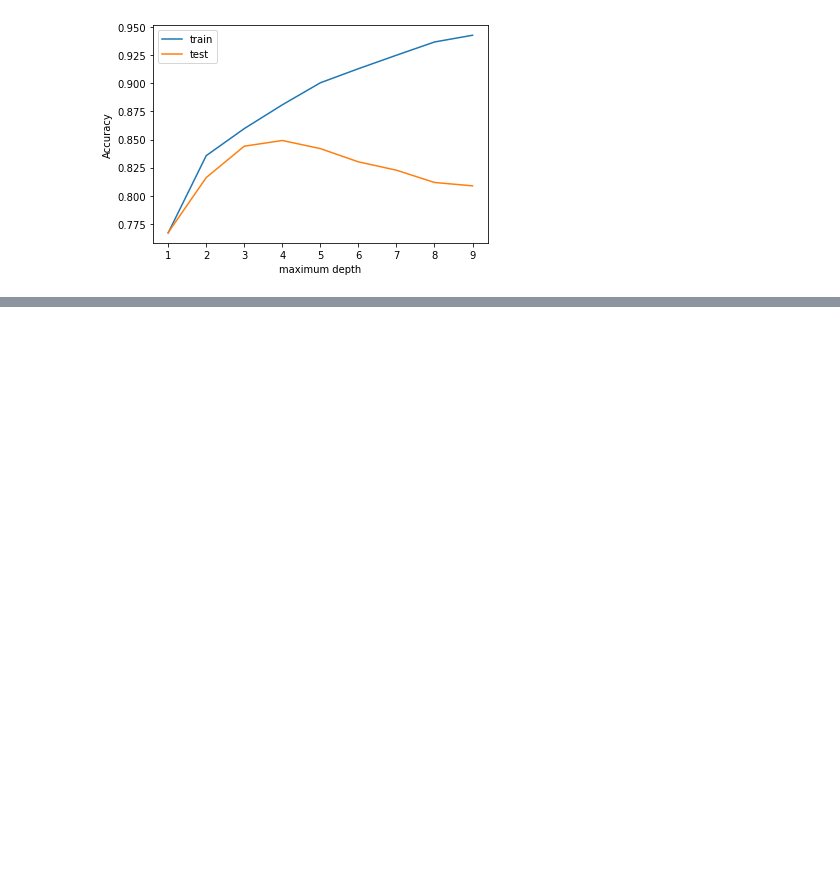
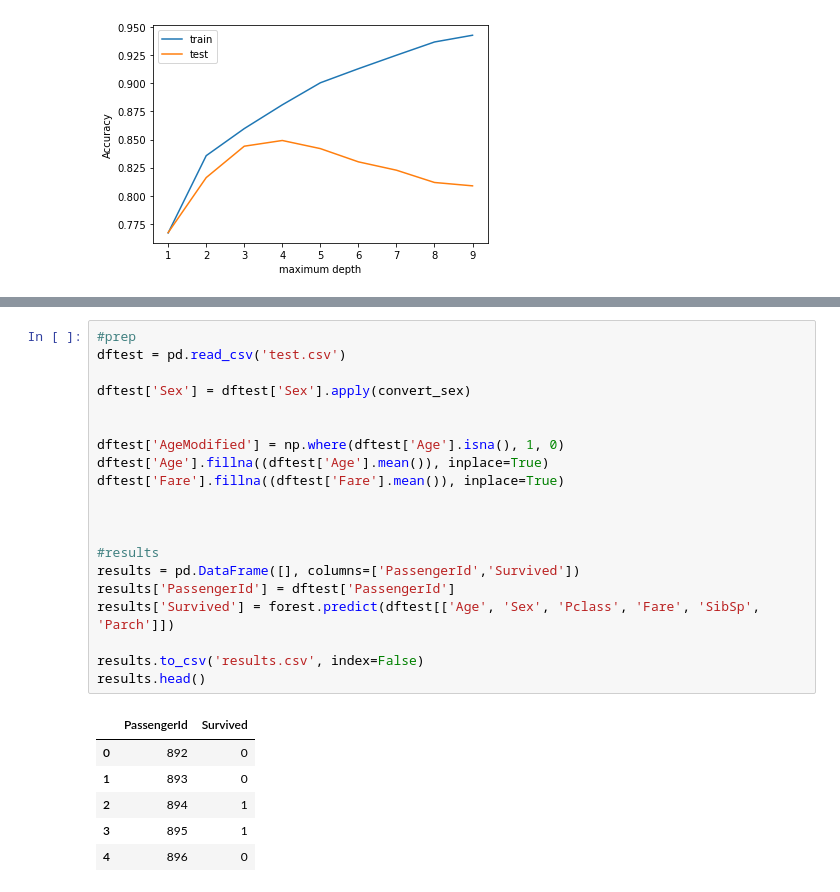
Before and after one commit to JelmerSurewaard/ML, a Jupyter notebook: Titanic/Notebook.ipynb, the cells around one changed output, grey strips where cells are left out. Cells and saved outputs as stored; diff of their text form; blank space fills up the shorter version.

```diff
--- a/Titanic/Notebook.ipynb
+++ b/Titanic/Notebook.ipynb
@@ -247,0 +248,27 @@ plt.show()
+# %%
+#prep
+dftest = pd.read_csv('test.csv')
+
+dftest['Sex'] = dftest['Sex'].apply(convert_sex)
+
+
+dftest['AgeModified'] = np.where(dftest['Age'].isna(), 1, 0)
+dftest['Age'].fillna((dftest['Age'].mean()), inplace=True)
+dftest['Fare'].fillna((dftest['Fare'].mean()), inplace=True)
+
+
+
+#results
+results = pd.DataFrame([], columns=['PassengerId','Survived'])
+results['PassengerId'] = dftest['PassengerId']
+results['Survived'] = forest.predict(dftest[['Age', 'Sex', 'Pclass', 'Fare', 'SibSp', 'Parch']])
+
+results.to_csv('results.csv', index=False)
+results.head()
+# %% [output]
+|  | PassengerId | Survived |
+| 0 | 892 | 0 |
+| 1 | 893 | 0 |
+| 2 | 894 | 1 |
+| 3 | 895 | 1 |
+| 4 | 896 | 0 |
```
Also changed, not shown: parts of 2 cells of this notebook, 1 other file.
